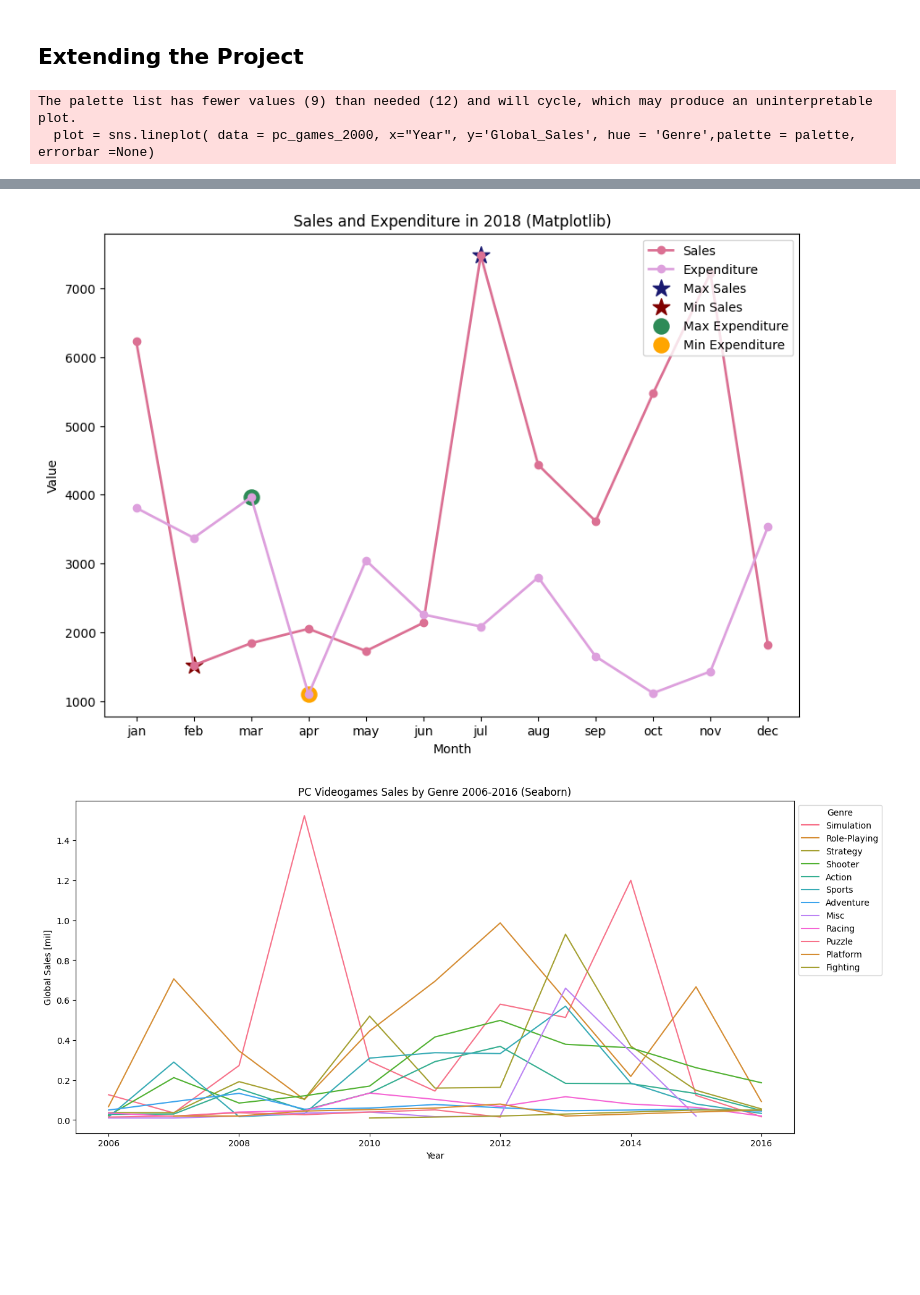
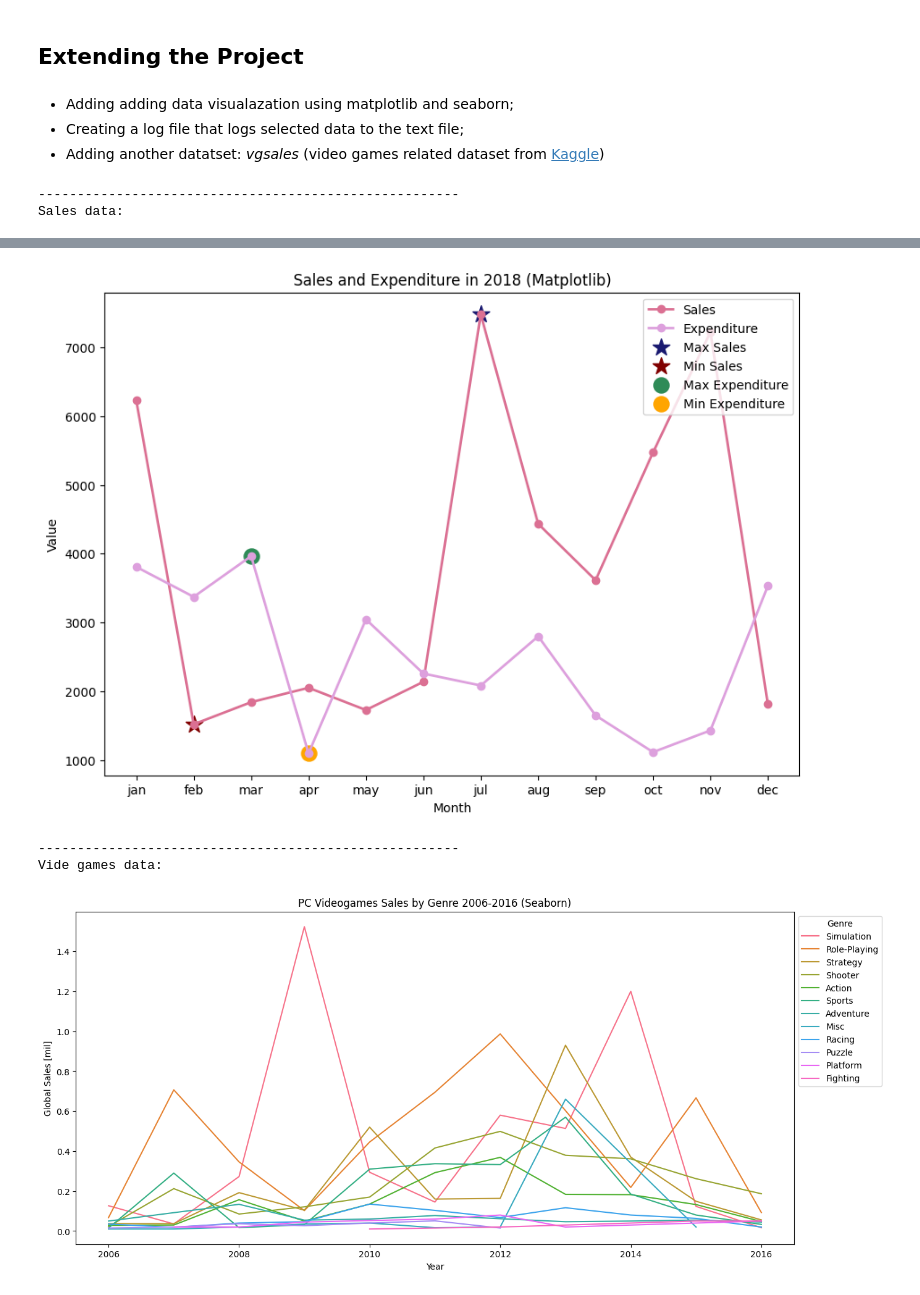
Before and after one commit to IuliaBunescu/sales-data-analysis, a Jupyter notebook: project.ipynb, the cells around one changed output, grey strips where cells are left out. Cells and saved outputs as stored; diff of their text form; code cells hidden in the pictures; blank space fills up the shorter version.

```diff
--- a/project.ipynb
+++ b/project.ipynb
@@ -71,3 +71,7 @@ All the csv data:
 Total sales: 45542
 # %% [markdown]
 ## Extending the Project
+# %% [markdown]
+* Adding adding data visualazation using matplotlib and seaborn;
+* Creating a log file that logs selected data to the text file;
+* Adding another datatset: *vgsales* (video games related dataset from [Kaggle](https://www.kaggle.com/datasets/gregorut/videogamesales?datasetId=284))
@@ -74,28 +85,5 @@ Total sales: 45542
 # %%
-import csv
-import matplotlib.pyplot as plt
-import seaborn as sns
-import pandas as pd
-from pprint import pprint
-from functools import partial
-from datetime import datetime
-
-# Make sure the data is not ordered alphabetically when it it printed in the console
-pprint = partial(pprint, sort_dicts=False)
-
-# # Read the data from the csv using csv lib
-# def get_csv_data():
-#     csv_data = []
-
-#     with open('sales.csv','r') as file:
-#         spreadsheet = csv.DictReader(file)
-
-#         for row in spreadsheet:
-#             csv_data.append(row)
-
-#     return csv_data
-
-# # Return  monthly sales as a dictionary
+# Return  monthly sales as a dictionary
 def get_mothly_sales(data):
     all_sales = {}
 
@@ -110,15 +98,6 @@ def get_mothly_sales(data):
 def get_total_sales(monthly_sales):
     values = list(monthly_sales.values())
     return sum(values)
-
-# # Prin the data nicley in the console
-# def print_data(message, data):
-#     print(message)
-
-#     if isinstance(data, list) or isinstance(data, dict):
-#         pprint(data)
-#     else:
-#         print(data)
 
 ## Starated using Pandas ##
 
@@ -140,12 +119,13 @@ def display_spreadsheet_data(csv):
 
     plt.figure()
 
-    palette = sns.color_palette("husl", 9)
+    palette = sns.color_palette("husl", 12)
 
     plot = sns.barplot( data = data_clean, x="month", y="values", hue='columns', palette = palette)
     plot.set(title='Sales and Expenditure in 2018 (Seaborn)', xlabel="Month", ylabel="Value")
     plt.legend(loc='upper right')
     plt.gcf().set_size_inches(10, 5)
+    plt.show()
 
 # Display data using matplot lib
 # Also display min and max for both sales and expenditure
@@ -181,6 +161,8 @@ def display_min_max(csv):
     ax.set_title("Sales and Expenditure in 2018 (Matplotlib)")
     ax.legend(loc='upper right')
 
+    plt.show()
+
 
 # Print min and max for both sales and expenditure
 def print_max_min_to_file(csv):
@@ -215,6 +197,7 @@ def print_to_log_file(*messages):
             else:
                 contents = '\n' + str(message)
                 file.write(contents)
+
 
 # Add a new column to the csv file: changes per monthly sales and expenditures
 def create_monthly_changes(csv):
@@ -265,13 +248,13 @@ def display_pc_videogames_sales():
 
     pc_games = vg_sales_data[vg_sales_data.Platform == 'PC']
     pc_games_2000 = pc_games[pc_games.Year >= 2006]
-    palette = sns.color_palette("husl", 9)
+    palette = sns.color_palette("husl", 12)
 
     plot = sns.lineplot( data = pc_games_2000, x="Year", y='Global_Sales', hue = 'Genre',palette = palette, errorbar =None)
     plot.set(title='PC Videogames Sales by Genre 2006-2016 (Seaborn)', xlabel="Year", ylabel="Global Sales [mil]")
     sns.move_legend(plot, loc = "upper left", bbox_to_anchor=(1, 1))
     plt.gcf().set_size_inches(15, 7)
-
+    plt.show()
 
 # Main funciton
 def run():
@@ -281,6 +264,9 @@ def run():
 
     #print to log file
     print_to_log_file('All the csv data: ', data)
+
+    print('------------------------------------------------------')
+    print('Sales data:')
 
     #plot csv data to console
     display_spreadsheet_data('sales.csv')
@@ -290,33 +276,38 @@ def run():
 
     # started using pandas
     #create plot of the csv data with highlighted min and max values
     display_min_max('sales.csv')
 
     #extract from data only the monthly sales
     monthly_sales = get_mothly_sales(data)
 
     #print extracted data to log file
     print_to_log_file('Sales per month:', monthly_sales)
 
     #compute total sales
     total_sales = get_total_sales(monthly_sales)
 
     #print to log file
     print_to_log_file('Total sales:',  total_sales)
 
     #create two new columns representing monthly sales and expenditure changes in %  and add them to existing data
     data = create_monthly_changes('sales.csv')
     #write e new csv file using the new data
     write_to_csv('new_sales.csv', data)
 
+    print('------------------------------------------------------')
+    print('Vide games data:')
+
     ## 'vgsales.csv' ##
     display_pc_videogames_sales()
 
 
 run()
 # %% [output]
-The palette list has fewer values (9) than needed (12) and will cycle, which may produce an uninterpretable plot.
-  plot = sns.lineplot( data = pc_games_2000, x="Year", y='Global_Sales', hue = 'Genre',palette = palette, errorbar =None)
+------------------------------------------------------
+Sales data:
 [figure]
 [figure]
+------------------------------------------------------
+Vide games data:
-[figure, old version]
+[figure, new version]
```
Also changed, not shown: parts of 1 cell of this notebook, 2 other files.
